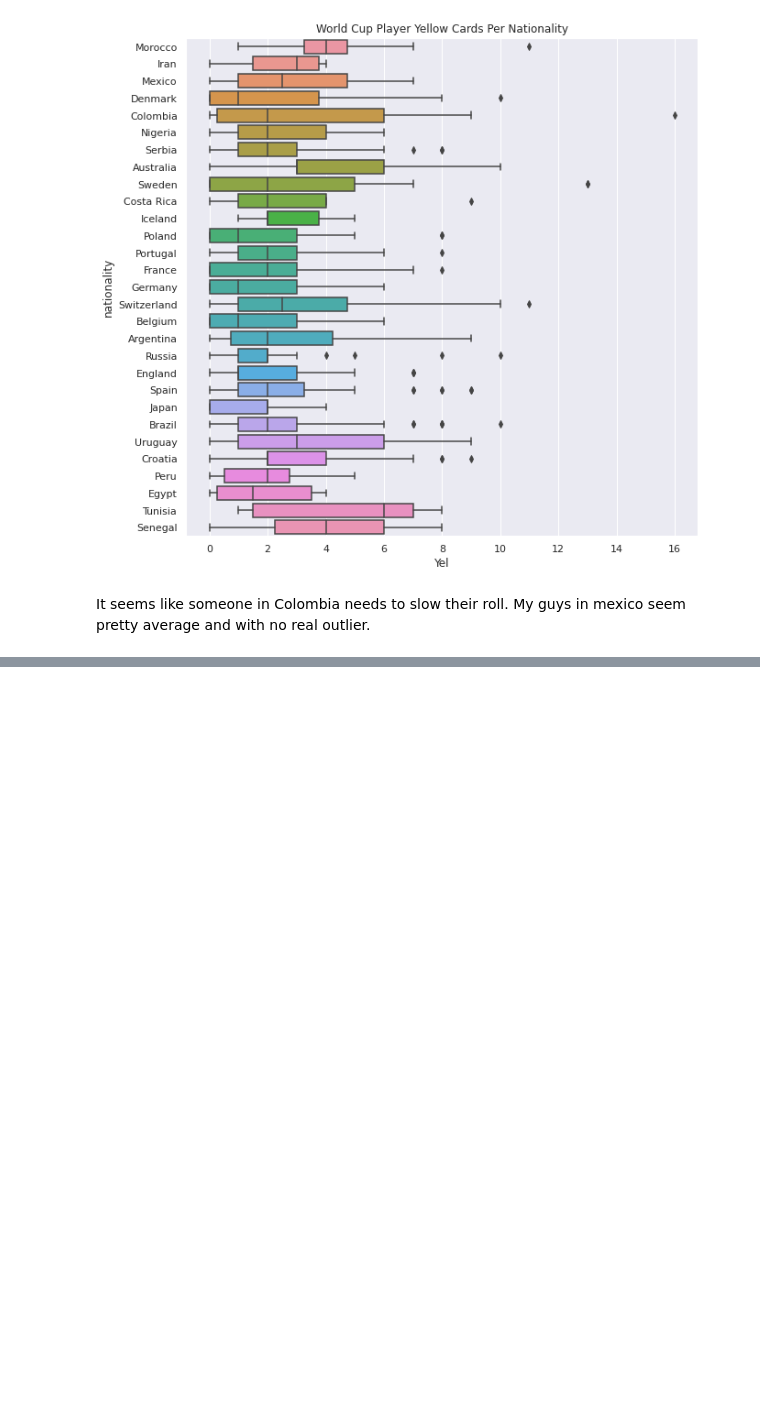
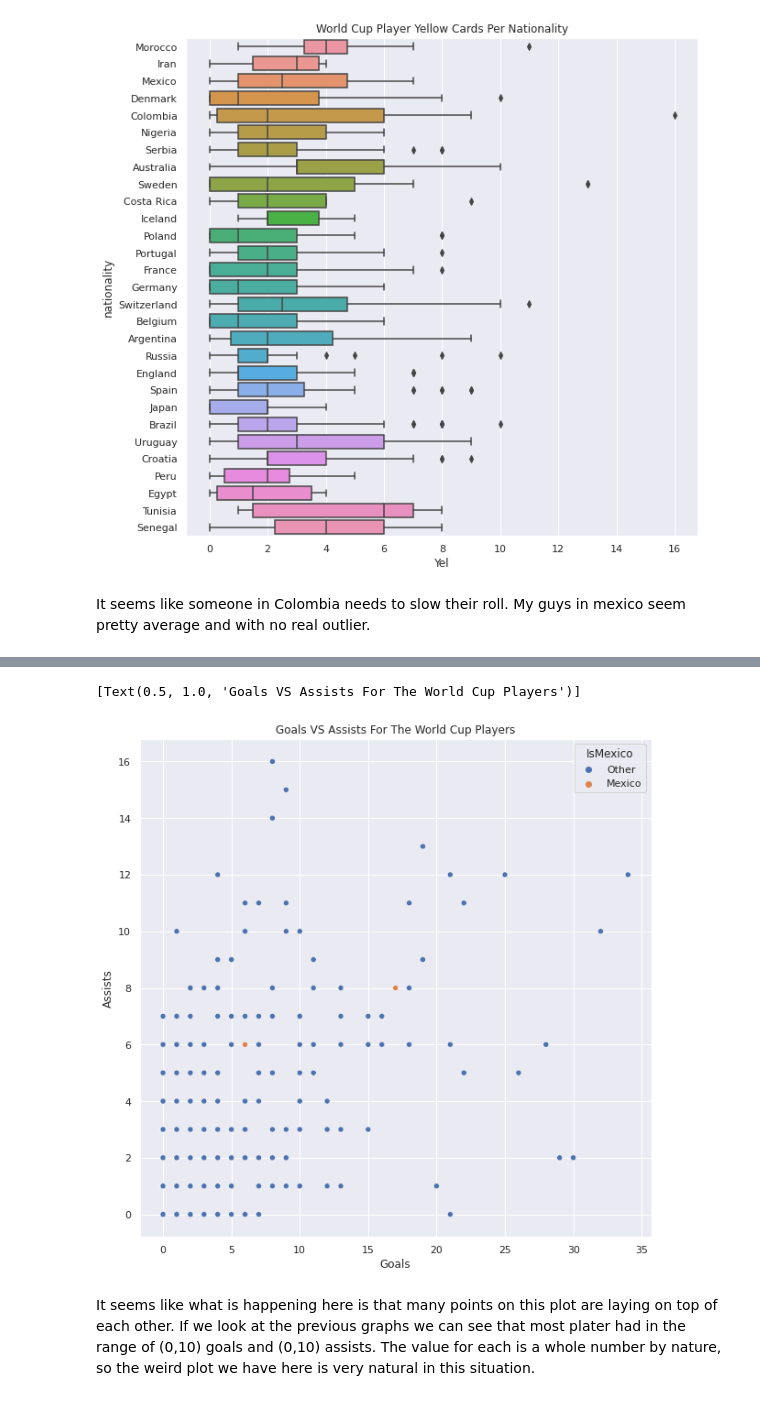
Before and after one commit to BrendenLatham/Data_Viz, a Jupyter notebook: Exam3.ipynb, the cells around one changed output, grey strips where cells are left out. Saved outputs shown, nothing was run; the diff lists cells and outputs as text; code cells hidden in the pictures; blank space fills up the shorter version.

```diff
--- a/Exam3.ipynb
+++ b/Exam3.ipynb
@@ -88,0 +101,7 @@ It seems like someone in Colombia needs to slow their roll. My guys in mexico se
+# %%
+df['IsMexico'] = [0]*len(df['nationality'])
+for i in range(0,len(df['nationality']),1):
+  if df['nationality'][i] == 'Mexico':
+    df['IsMexico'][i] = 'Mexico'
+  else:
+    df['IsMexico'][i] = 'Other'
@@ -88,0 +117,8 @@ It seems like someone in Colombia needs to slow their roll. My guys in mexico se
+# %%
+ax = sns.scatterplot(data = df, x = 'Goals', y = 'Assists', hue = 'IsMexico')
+ax.set(title = 'Goals VS Assists For The World Cup Players')
+# %% [output]
+[Text(0.5, 1.0, 'Goals VS Assists For The World Cup Players')]
+[figure, added]
+# %% [markdown]
+It seems like what is happening here is that many points on this plot are laying on top of each other. If we look at the previous graphs we can see that most plater had in the range of (0,10) goals and (0,10) assists. The value for each is a whole number by nature, so the weird plot we have here is very natural in this situation.
```
Also changed, not shown: parts of 7 cells of this notebook.
